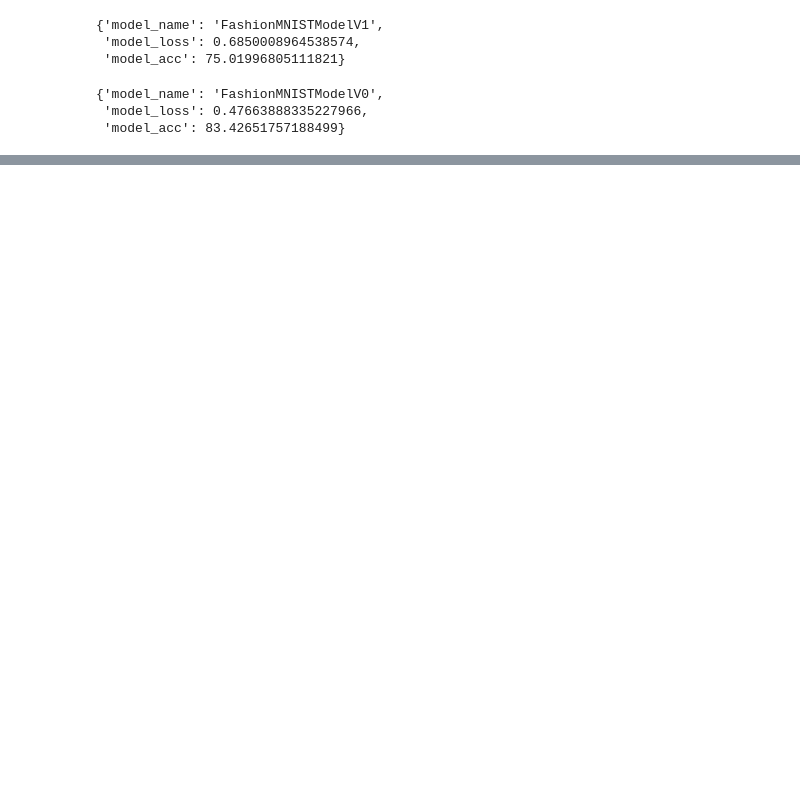
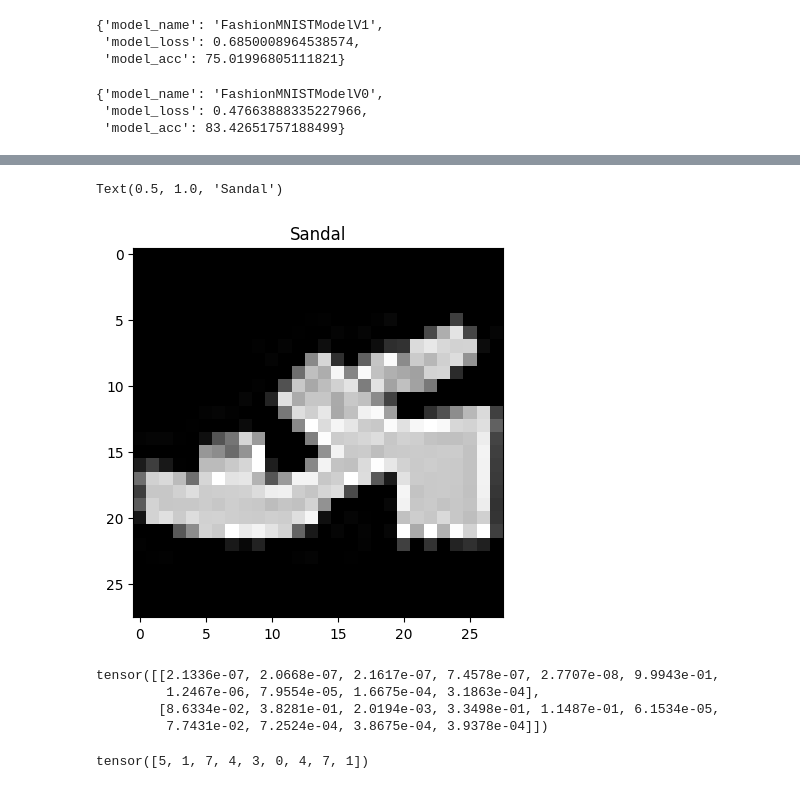
Before and after one commit to sush0677/pytorch_coding, a Jupyter notebook: computervision.ipynb, the cells around one changed output, grey strips where cells are left out. Cells and saved outputs as stored; diff of their text form; code cells hidden in the pictures; blank space fills up the shorter version.

```diff
--- a/computervision.ipynb
+++ b/computervision.ipynb
@@ -593,0 +777,33 @@ FashionMNISTModelV2(
+# %%
+import random
+random.seed(42)
+test_samples = []
+test_labels = []
+for sample, label in random.sample(list(test_data), k=9):
+  test_samples.append(sample)
+  test_labels.append(label)
+
+  #View the first sample shape
+  test_samples[0].shape
+# %%
+plt.imshow(test_samples[0].squeeze(), cmap="gray")
+plt.title(class_names[test_labels[0]])
+# %% [output]
+Text(0.5, 1.0, 'Sandal')
+[figure, added]
+# %%
+#make predictions
+pred_probs = make_predictions(model=model_2,
+                              data=test_samples)
+pred_probs[:2]
+# %% [output]
+tensor([[2.1336e-07, 2.0668e-07, 2.1617e-07, 7.4578e-07, 2.7707e-08, 9.9943e-01,
+         1.2467e-06, 7.9554e-05, 1.6675e-04, 3.1863e-04],
+        [8.6334e-02, 3.8281e-01, 2.0194e-03, 3.3498e-01, 1.1487e-01, 6.1534e-05,
+         7.7431e-02, 7.2524e-04, 3.8675e-04, 3.9378e-04]])
+# %%
+#covert predicition probs to labels
+pred_labels = torch.argmax(input=pred_probs, dim=1)
+pred_labels
+# %% [output]
+tensor([5, 1, 7, 4, 3, 0, 4, 7, 1])
```
Also changed, not shown: parts of 16 cells of this notebook.
